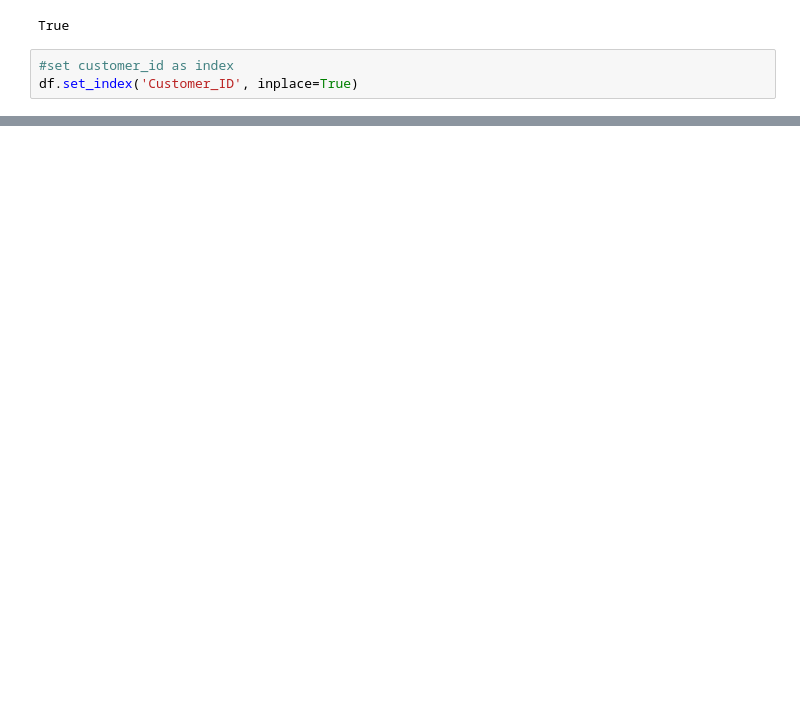
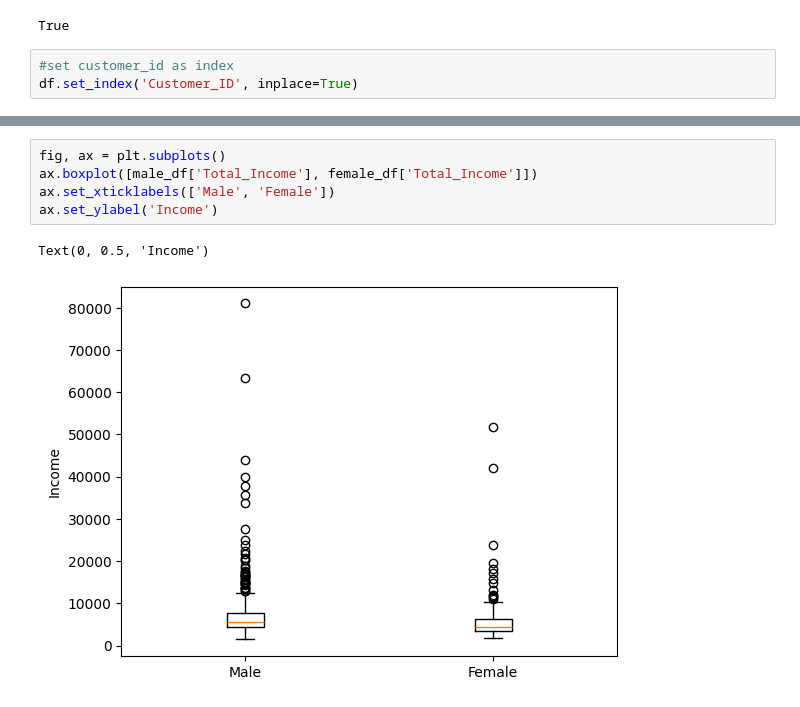
Before and after one commit to pascal-inboxes1b/LoanEligibilityPrediction, a Jupyter notebook: Data Wrangling.ipynb, the cells around one changed output, grey strips where cells are left out. Drawn from its saved outputs; the diff is of its cells as text; blank space fills up the shorter version.

```diff
--- a/Data Wrangling.ipynb
+++ b/Data Wrangling.ipynb
@@ -191,0 +160,8 @@ plt.show()
+# %%
+fig, ax = plt.subplots()
+ax.boxplot([male_df['Total_Income'], female_df['Total_Income']])
+ax.set_xticklabels(['Male', 'Female'])
+ax.set_ylabel('Income')
+# %% [output]
+Text(0, 0.5, 'Income')
+[figure, added]
```
Also changed, not shown: parts of 31 cells of this notebook.
